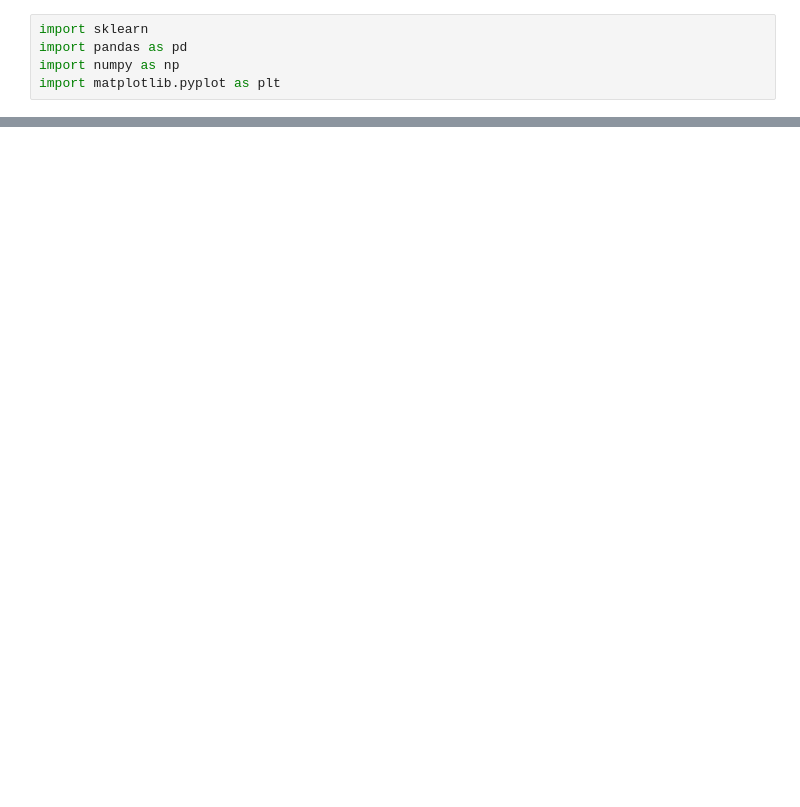
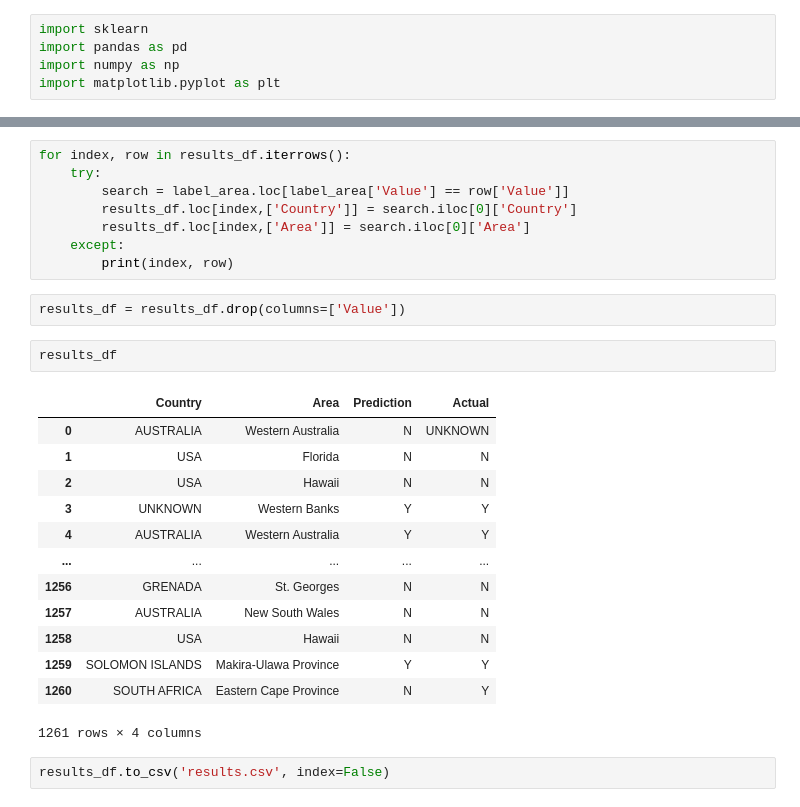
Before and after one commit to ajcipolle/sharkattack, a Jupyter notebook: Project_3_UO_Data/model_2.ipynb, the cells around one changed output, grey strips where cells are left out. Cells and saved outputs as stored; diff of their text form; blank space fills up the shorter version.

```diff
--- a/Project_3_UO_Data/model_2.ipynb
+++ b/Project_3_UO_Data/model_2.ipynb
@@ -139,0 +172,28 @@ plt.show()
+# %%
+for index, row in results_df.iterrows():
+    try:
+        search = label_area.loc[label_area['Value'] == row['Value']]
+        results_df.loc[index,['Country']] = search.iloc[0]['Country']
+        results_df.loc[index,['Area']] = search.iloc[0]['Area']
+    except:
+        print(index, row)
+# %%
+results_df = results_df.drop(columns=['Value'])
+# %%
+results_df
+# %% [output]
+|  | Country | Area | Prediction | Actual |
+| 0 | AUSTRALIA | Western Australia | N | UNKNOWN |
+| 1 | USA | Florida | N | N |
+| 2 | USA | Hawaii | N | N |
+| 3 | UNKNOWN | Western Banks | Y | Y |
+| 4 | AUSTRALIA | Western Australia | Y | Y |
+| ... | ... | ... | ... | ... |
+| 1256 | GRENADA | St. Georges | N | N |
+| 1257 | AUSTRALIA | New South Wales | N | N |
+| 1258 | USA | Hawaii | N | N |
+| 1259 | SOLOMON ISLANDS | Makira-Ulawa Province | Y | Y |
+| 1260 | SOUTH AFRICA | Eastern Cape Province | N | Y |
+1261 rows × 4 columns
+# %%
+results_df.to_csv('results.csv', index=False)
```
Also changed, not shown: parts of 8 cells of this notebook, 4 other files.
